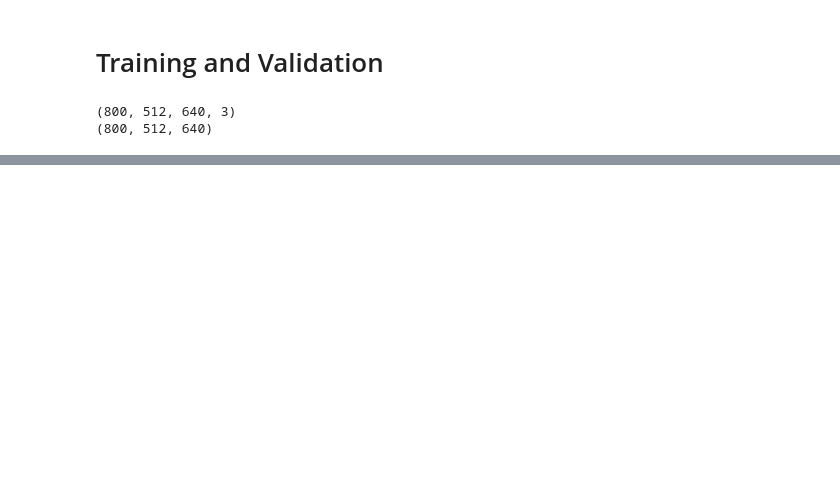
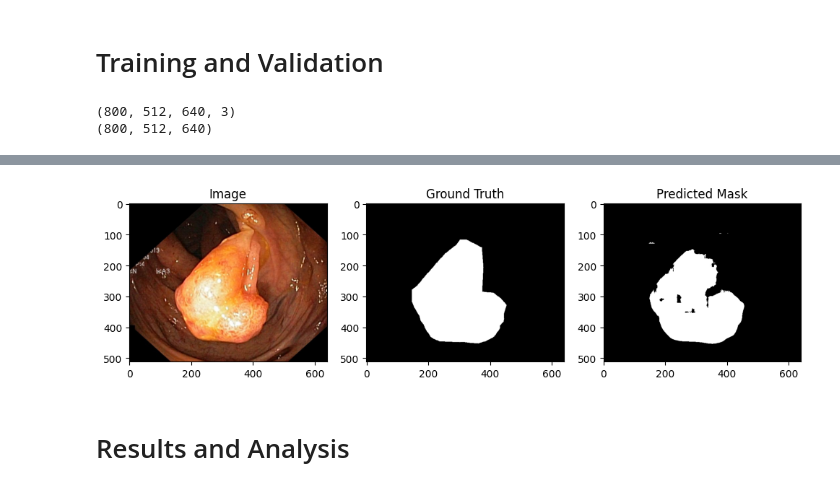
Before and after one commit to mitinull/polyp-segmentation-AI-Project-, a Jupyter notebook: polyp_segm.ipynb, the cells around one changed output, grey strips where cells are left out. Saved outputs shown, nothing was run; the diff lists cells and outputs as text; code cells hidden in the pictures; blank space fills up the shorter version.

```diff
--- a/polyp_segm.ipynb
+++ b/polyp_segm.ipynb
@@ -349,0 +405,14 @@ history = model.fit(
+# %%
+model = load_model('unet_model10.h5')
+# %%
+# Predict an image after training
+
+image = imgs_test[6]
+mask = msks_test[6]
+predicted_mask = model.predict(np.expand_dims(image, axis=0))[0]
+# Convert the predicted mask to binayr (showable image)
+predicted_mask = np.where(predicted_mask > 0.5, 1, 0)
+
+print(predicted_mask.max())
+show_result(image, mask, predicted_mask)
+# %% [output]
@@ -349,0 +421,3 @@ history = model.fit(
+[figure, added]
+# %% [markdown]
+# Results and Analysis
```
Also changed, not shown: parts of 25 cells of this notebook.
